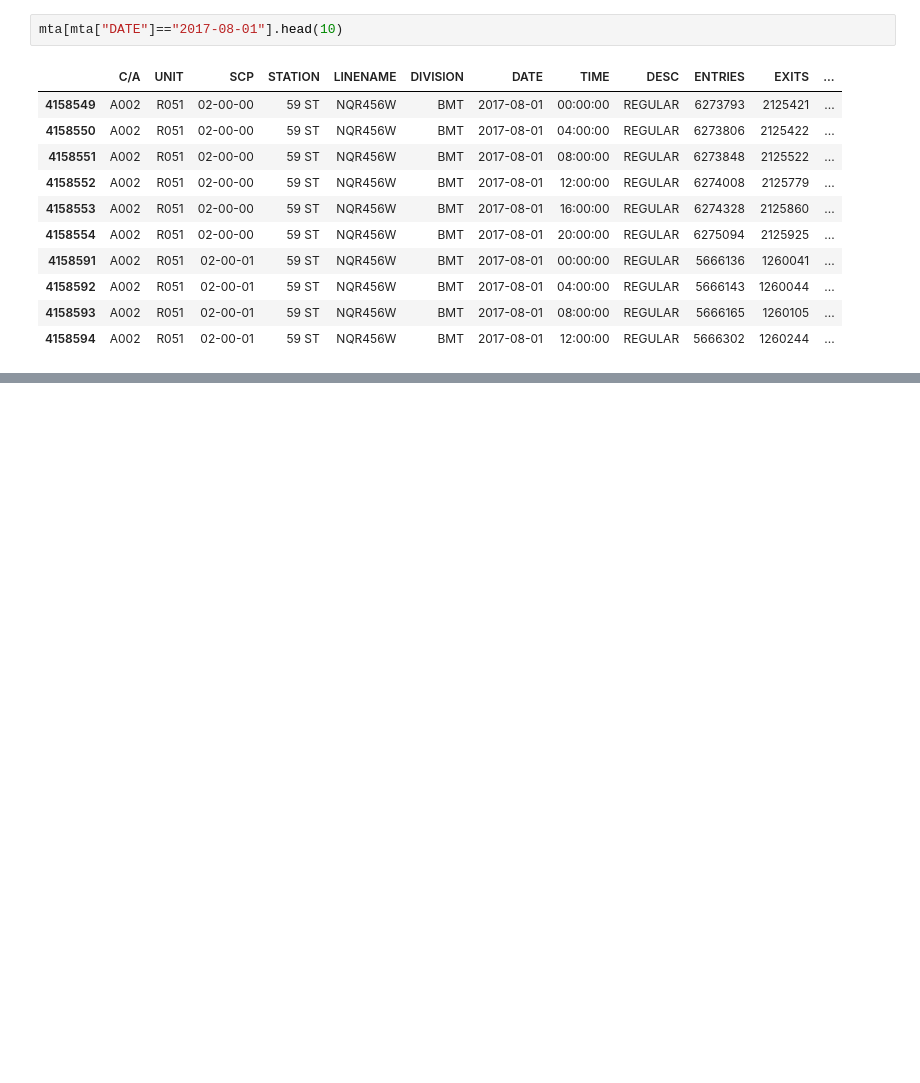
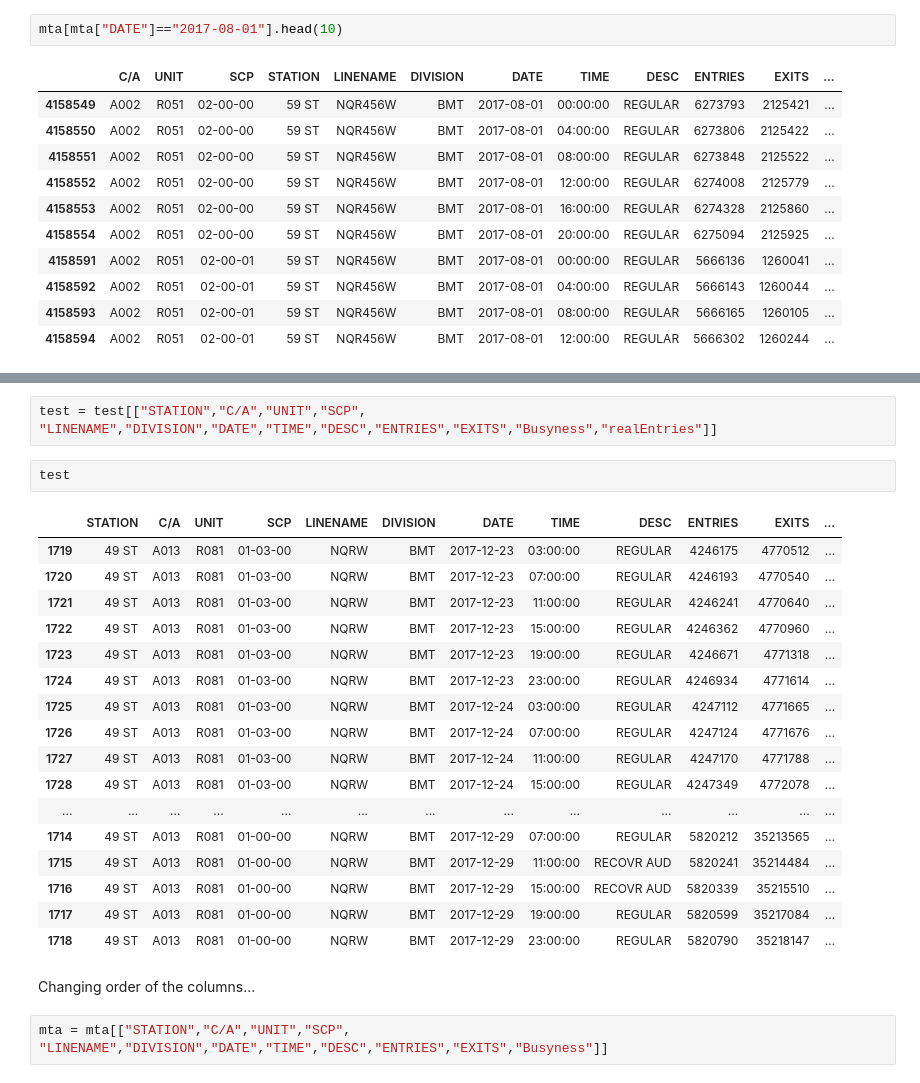
Before and after one commit to akshayjam/datascience, a Jupyter notebook: Data analysis of MTA turnstile dataset.ipynb, the cells around one changed output, grey strips where cells are left out. Drawn from its saved outputs; the diff is of its cells as text; blank space fills up the shorter version.

```diff
--- a/Data analysis of MTA turnstile dataset.ipynb
+++ b/Data analysis of MTA turnstile dataset.ipynb
@@ -315,0 +621,26 @@ mta[mta["DATE"] == "2017-08-01"].Busyness.sum()
+# %%
+test = test[["STATION","C/A","UNIT","SCP", "LINENAME","DIVISION","DATE","TIME","DESC","ENTRIES","EXITS","Busyness","realEntries"]]
+# %%
+test
+# %% [output]
+|  | STATION | C/A | UNIT | SCP | LINENAME | DIVISION | DATE | TIME | DESC | ENTRIES | EXITS | ... |
+| 1719 | 49 ST | A013 | R081 | 01-03-00 | NQRW | BMT | 2017-12-23 | 03:00:00 | REGULAR | 4246175 | 4770512 | ... |
+| 1720 | 49 ST | A013 | R081 | 01-03-00 | NQRW | BMT | 2017-12-23 | 07:00:00 | REGULAR | 4246193 | 4770540 | ... |
+| 1721 | 49 ST | A013 | R081 | 01-03-00 | NQRW | BMT | 2017-12-23 | 11:00:00 | REGULAR | 4246241 | 4770640 | ... |
+| 1722 | 49 ST | A013 | R081 | 01-03-00 | NQRW | BMT | 2017-12-23 | 15:00:00 | REGULAR | 4246362 | 4770960 | ... |
+| 1723 | 49 ST | A013 | R081 | 01-03-00 | NQRW | BMT | 2017-12-23 | 19:00:00 | REGULAR | 4246671 | 4771318 | ... |
+| 1724 | 49 ST | A013 | R081 | 01-03-00 | NQRW | BMT | 2017-12-23 | 23:00:00 | REGULAR | 4246934 | 4771614 | ... |
+| 1725 | 49 ST | A013 | R081 | 01-03-00 | NQRW | BMT | 2017-12-24 | 03:00:00 | REGULAR | 4247112 | 4771665 | ... |
+| 1726 | 49 ST | A013 | R081 | 01-03-00 | NQRW | BMT | 2017-12-24 | 07:00:00 | REGULAR | 4247124 | 4771676 | ... |
+| 1727 | 49 ST | A013 | R081 | 01-03-00 | NQRW | BMT | 2017-12-24 | 11:00:00 | REGULAR | 4247170 | 4771788 | ... |
+| 1728 | 49 ST | A013 | R081 | 01-03-00 | NQRW | BMT | 2017-12-24 | 15:00:00 | REGULAR | 4247349 | 4772078 | ... |
+| ... | ... | ... | ... | ... | ... | ... | ... | ... | ... | ... | ... | ... |
+| 1714 | 49 ST | A013 | R081 | 01-00-00 | NQRW | BMT | 2017-12-29 | 07:00:00 | REGULAR | 5820212 | 35213565 | ... |
+| 1715 | 49 ST | A013 | R081 | 01-00-00 | NQRW | BMT | 2017-12-29 | 11:00:00 | RECOVR AUD | 5820241 | 35214484 | ... |
+| 1716 | 49 ST | A013 | R081 | 01-00-00 | NQRW | BMT | 2017-12-29 | 15:00:00 | RECOVR AUD | 5820339 | 35215510 | ... |
+| 1717 | 49 ST | A013 | R081 | 01-00-00 | NQRW | BMT | 2017-12-29 | 19:00:00 | REGULAR | 5820599 | 35217084 | ... |
+| 1718 | 49 ST | A013 | R081 | 01-00-00 | NQRW | BMT | 2017-12-29 | 23:00:00 | REGULAR | 5820790 | 35218147 | ... |
+# %% [markdown]
+Changing order of the columns...
+# %%
+mta = mta[["STATION","C/A","UNIT","SCP", "LINENAME","DIVISION","DATE","TIME","DESC","ENTRIES","EXITS","Busyness"]]
```
Also changed, not shown: parts of 62 cells of this notebook.
